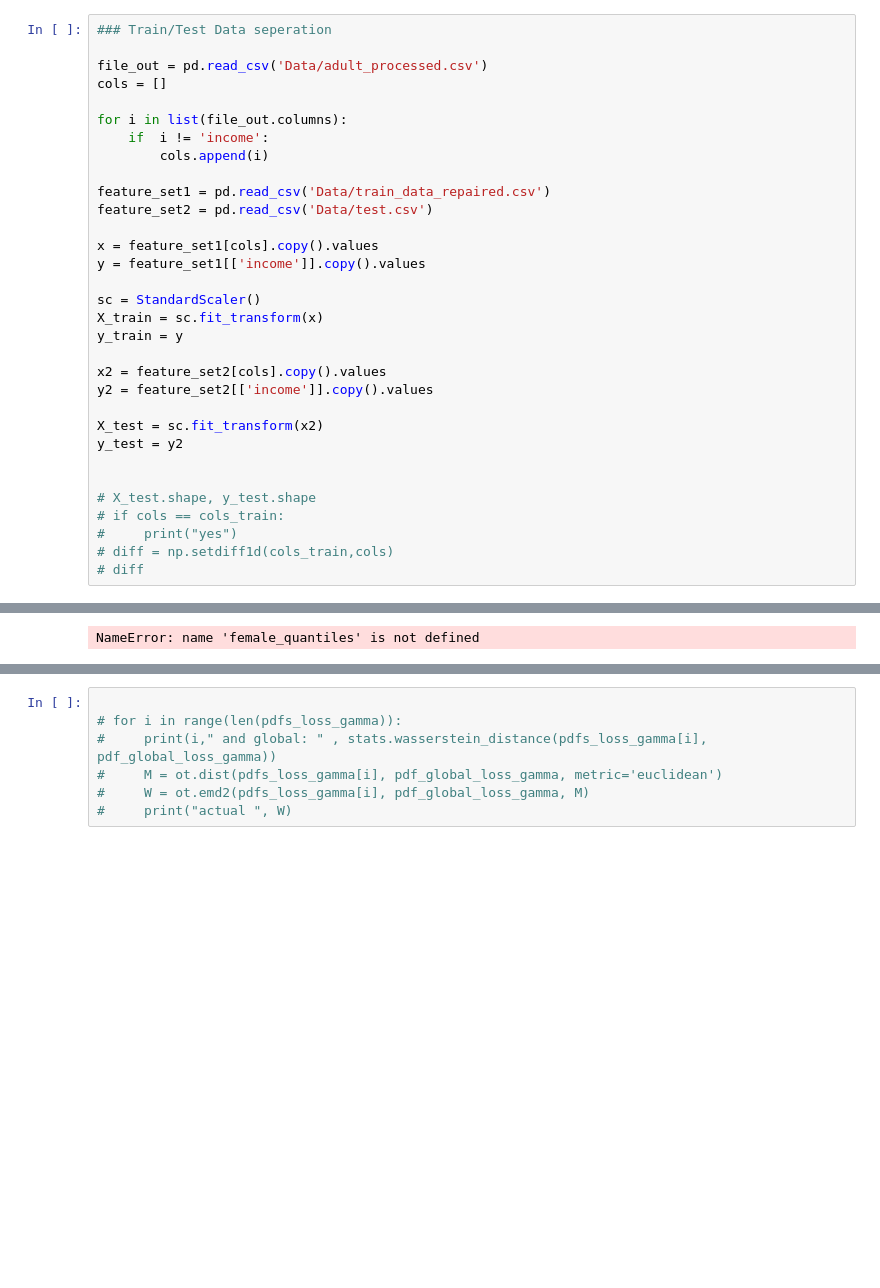
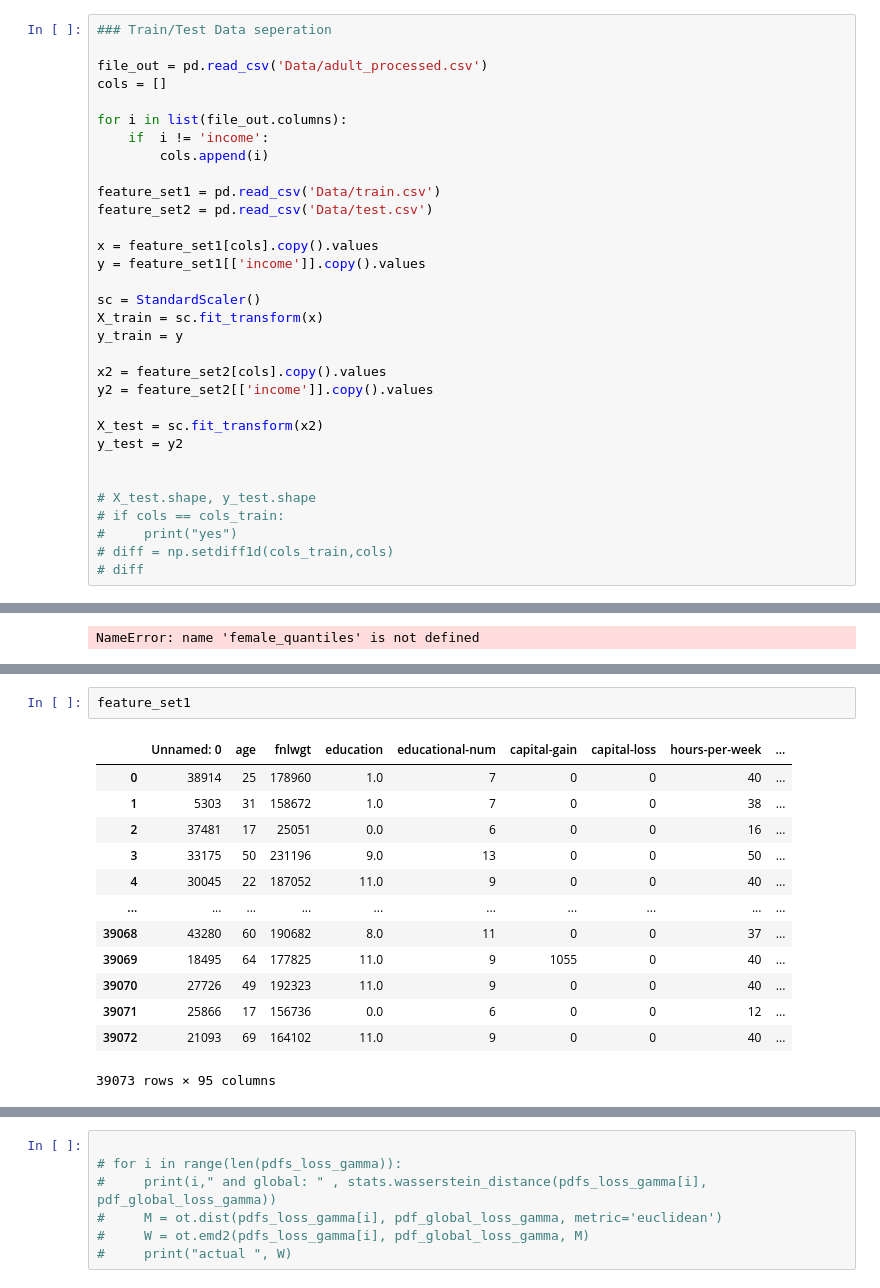
Before and after one commit to ai-r-ia/federated_learning_adult_dataset, a Jupyter notebook: training_repaired_data_client.ipynb, the cells around one changed output, grey strips where cells are left out. Saved outputs shown, nothing was run; the diff lists cells and outputs as text; blank space fills up the shorter version.

```diff
--- a/training_repaired_data_client.ipynb
+++ b/training_repaired_data_client.ipynb
@@ -46,7 +48,7 @@ for i in list(file_out.columns):
     if  i != 'income':
         cols.append(i)
 
-feature_set1 = pd.read_csv('Data/train_data_repaired.csv')
+feature_set1 = pd.read_csv('Data/train.csv')
 feature_set2 = pd.read_csv('Data/test.csv')
 
 x = feature_set1[cols].copy().values
@@ -516,3 +546,19 @@ TypeError: 'numpy.int64' object is not iterable
+# %%
+feature_set1
+# %% [output]
+|  | Unnamed: 0 | age | fnlwgt | education | educational-num | capital-gain | capital-loss | hours-per-week | ... |
+| 0 | 38914 | 25 | 178960 | 1.0 | 7 | 0 | 0 | 40 | ... |
+| 1 | 5303 | 31 | 158672 | 1.0 | 7 | 0 | 0 | 38 | ... |
+| 2 | 37481 | 17 | 25051 | 0.0 | 6 | 0 | 0 | 16 | ... |
+| 3 | 33175 | 50 | 231196 | 9.0 | 13 | 0 | 0 | 50 | ... |
+| 4 | 30045 | 22 | 187052 | 11.0 | 9 | 0 | 0 | 40 | ... |
+| ... | ... | ... | ... | ... | ... | ... | ... | ... | ... |
+| 39068 | 43280 | 60 | 190682 | 8.0 | 11 | 0 | 0 | 37 | ... |
+| 39069 | 18495 | 64 | 177825 | 11.0 | 9 | 1055 | 0 | 40 | ... |
+| 39070 | 27726 | 49 | 192323 | 11.0 | 9 | 0 | 0 | 40 | ... |
+| 39071 | 25866 | 17 | 156736 | 0.0 | 6 | 0 | 0 | 12 | ... |
+| 39072 | 21093 | 69 | 164102 | 11.0 | 9 | 0 | 0 | 40 | ... |
+39073 rows × 95 columns
 # %%
 import matplotlib.pyplot as plt
 import seaborn as sns
```
Also changed, not shown: parts of 24 cells of this notebook, 7 other files.
